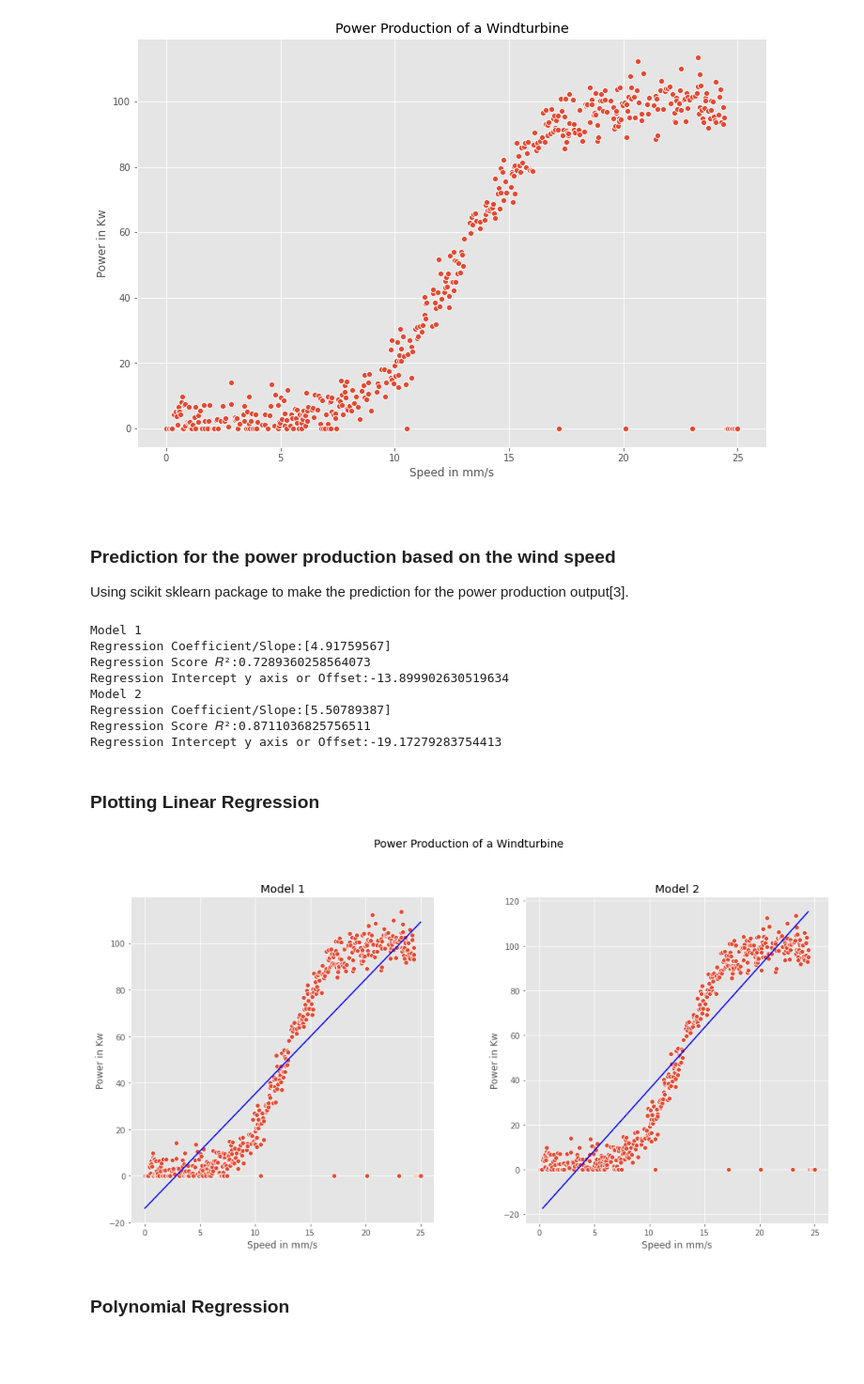
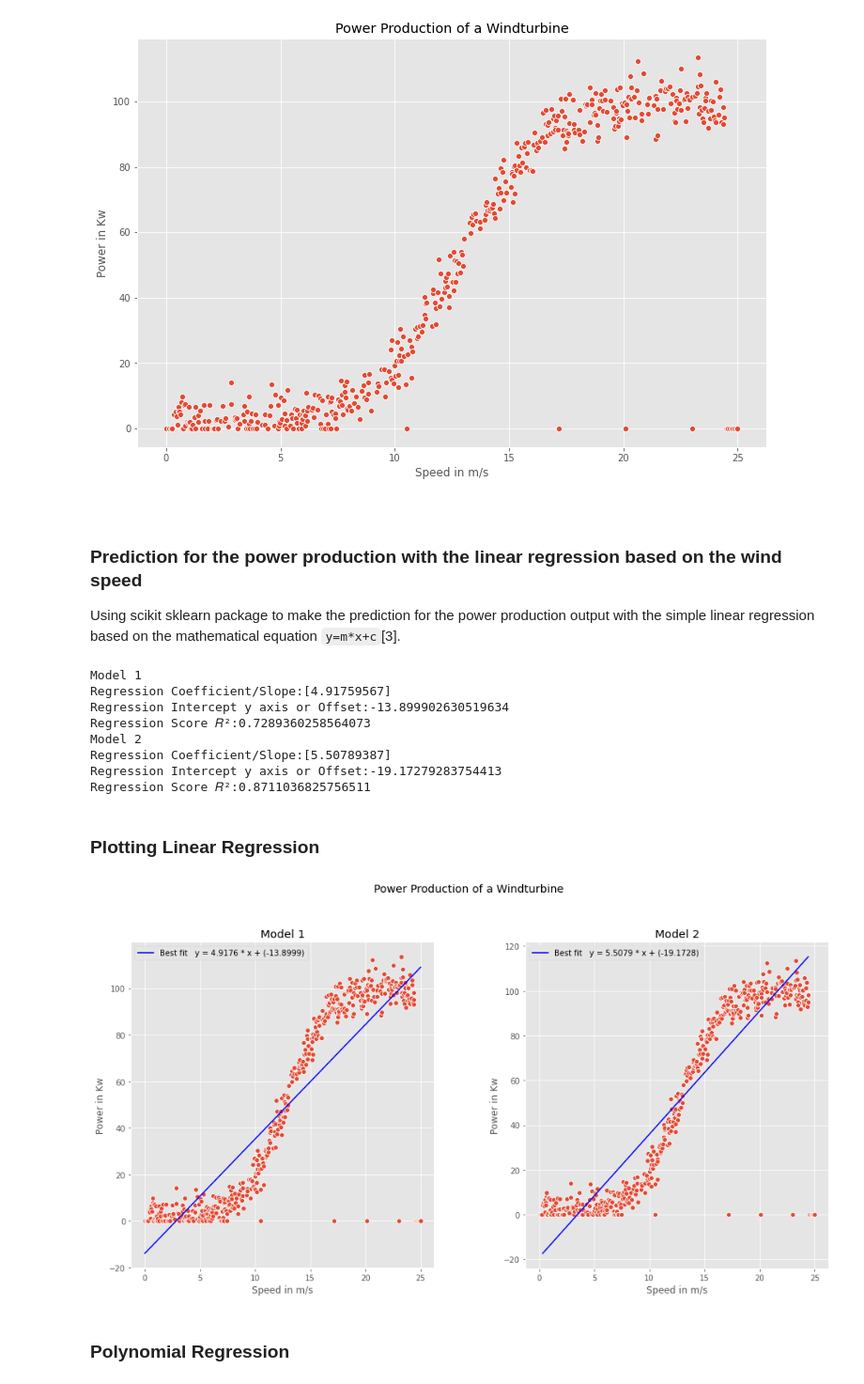
Before and after one commit to Silvio622/foda-project2020, a Jupyter notebook: Prediction of Wind Turbine Power Production .ipynb, the cells around one changed output. Shown: that part at 94% size. Cells and saved outputs as stored; diff of their text form; code cells hidden in the pictures; blank space fills up the shorter version.

Commit message:
Explain the linear Regression

```diff
--- a/Prediction of Wind Turbine Power Production .ipynb
+++ b/Prediction of Wind Turbine Power Production .ipynb
@@ -62,8 +62,8 @@ plt.ylabel('Power in Kw');
 # %% [markdown]
 <br>
 
-### Prediction for the power production based on the wind speed
-Using scikit sklearn package to make the prediction for the power production output[3].
+### Prediction for the power production with the linear regression based on the wind speed
+Using scikit sklearn package to make the prediction for the power production output with the simple linear regression based on the mathematical equation `y=m*x+c`[3].
 # %%
 # Dividing dataset in two components in X for inputs in our case input speed column 0
 # Defining data to work with the inputs (regressors, X) and output (predictor, 𝑦)
@@ -72,67 +72,70 @@ X1 = df.iloc[:,0:1].values # X=input/regressor[:] all row values,0 is for values
 y1 = df.iloc[:,1].values # y=output/predictor[:] all row values,1 is for values from column 1['power']
 
 # Fitting the Linear Regression model from the scikit sklearn package to the dataset
-linmodel1 = LinearRegression()
-regfit1 = linmodel1.fit(X1,y1)
-regcoef1 = linmodel1.coef_
-regscore1 = linmodel1.score(X1,y1)
-regintercept1 = linmodel1.intercept_
+linmodel1 = LinearRegression()# create a linear regression model
+regfit1 = linmodel1.fit(X1,y1)# fit a regression line to the model
+regcoef1 = linmodel1.coef_  # calculate the coefficient or slope(m)
+regintercept1 = linmodel1.intercept_ # calculate the intercept or offset(c)
+regscore1 = linmodel1.score(X1,y1) # calculates the score or 𝑅² number
 
 print('Model 1')
 print('Regression Coefficient/Slope:{}'.format(regcoef1))
+print('Regression Intercept y axis or Offset:{}'.format(regintercept1))
 print('Regression Score 𝑅²:{}'.format(regscore1))
-print('Regression Intercept y axis or Offset:{}'.format(regintercept1))
 
 # Different method to divide the dataset in two components in X for inputs in our case input speed column 0
 # try to fit a better model remove the first 5 and last 10 records from the dataset with the 0 values
 
 listX = []
-listX = df.iloc[5:490,0]
+listX = df.iloc[5:490,0] #remove the first 5 and last 10 records from the dataset with the 0 values
 X2 = np.array(listX).reshape(-1,1)
 y2 = df.iloc[5:490,1].values # y=output/predictor[:] all row values,1 is for values from column 1['power']
 
 # Fitting the Linear Regression model from the scikit sklearn package to the dataset
-linmodel2 = LinearRegression()
-regfit2 = linmodel2.fit(X2,y2)
-regcoef2 = linmodel2.coef_
-regscore2 = linmodel2.score(X2,y2)
-regintercept2 = linmodel2.intercept_
+linmodel2 = LinearRegression()# create a linear regression model
+regfit2 = linmodel2.fit(X2,y2)# fit a regression line to the model
+regcoef2 = linmodel2.coef_ # calculate the coefficient or slope(m)
+regintercept2 = linmodel2.intercept_ # calculate the intercept or offset(c)
+regscore2 = linmodel2.score(X2,y2) # calculates the score or 𝑅² number
+
 
 print('Model 2')
 print('Regression Coefficient/Slope:{}'.format(regcoef2))
+print('Regression Intercept y axis or Offset:{}'.format(regintercept2))
 print('Regression Score 𝑅²:{}'.format(regscore2))
-print('Regression Intercept y axis or Offset:{}'.format(regintercept2))
 # %% [output]
 Model 1
 Regression Coefficient/Slope:[4.91759567]
+Regression Intercept y axis or Offset:-13.899902630519634
 Regression Score 𝑅²:0.7289360258564073
-Regression Intercept y axis or Offset:-13.899902630519634
 Model 2
 Regression Coefficient/Slope:[5.50789387]
+Regression Intercept y axis or Offset:-19.17279283754413
 Regression Score 𝑅²:0.8711036825756511
-Regression Intercept y axis or Offset:-19.17279283754413
 # %% [markdown]
 ### Plotting Linear Regression
 # %%
 fig = plt.figure(figsize=(16,8))
 title = fig.suptitle("Power Production of a Windturbine", fontsize = 14)
 fig.subplots_adjust(top = 0.85, wspace = 0.3)
 
 ax1 = fig.add_subplot(1,2,1)
 plt.title("Model 1")
 sns.scatterplot(x='speed',y='power',data=df)
-plt.plot(X1,linmodel1.predict(X1),color='blue')
-plt.xlabel('Speed in mm/s')
+plt.plot(X1,linmodel1.predict(X1),color='blue',label='Best fit   y = {} * x + ({})'.format(np.round(regcoef1[0],4),np.round(regintercept1,4)))
+plt.legend()
+plt.xlabel('Speed in m/s')
 plt.ylabel('Power in Kw');
 
 ax1 = fig.add_subplot(1,2,2)
 plt.title("Model 2")
 sns.scatterplot(x='speed',y='power',data=df)
-plt.plot(X2,linmodel2.predict(X2),color='blue')
-plt.xlabel('Speed in mm/s')
+plt.plot(X2,linmodel2.predict(X2),color='blue',label='Best fit   y = {} * x + ({})'.format(np.round(regcoef2[0],4),np.round(regintercept2,4)))
+plt.legend()
+plt.xlabel('Speed in m/s')
 plt.ylabel('Power in Kw');
 # %% [output]
-[figure, old version]
+[figure, new version]
 # %% [markdown]
 ### Polynomial Regression
 # %%
```
Also changed, not shown: parts of 12 cells of this notebook.
